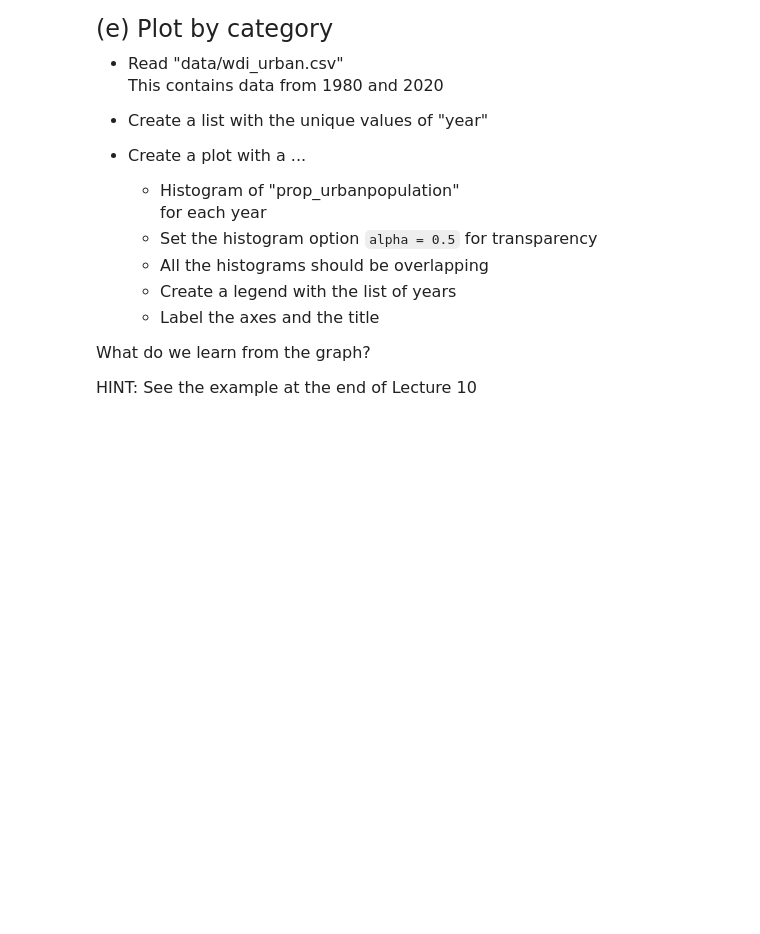
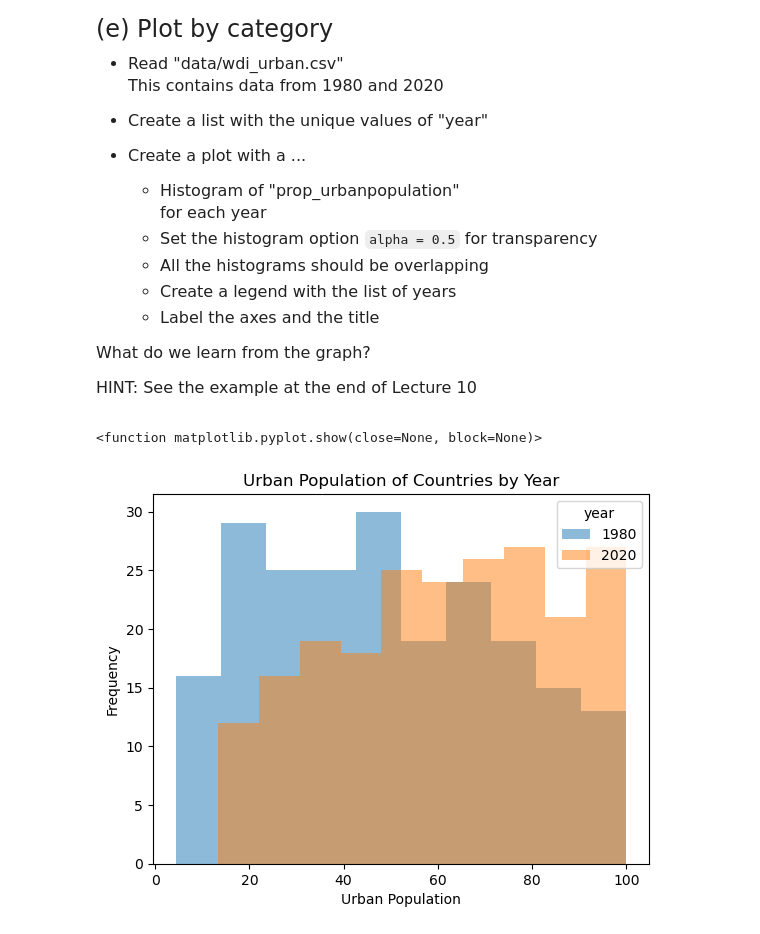
Before and after one commit to echen96/qtm151_fall_2023, a Jupyter notebook: assingments/assignment6/assignment6.ipynb, the cells around one changed output. Cells and saved outputs as stored; diff of their text form; code cells hidden in the pictures; blank space fills up the shorter version.

```diff
--- a/assingments/assignment6/assignment6.ipynb
+++ b/assingments/assignment6/assignment6.ipynb
@@ -180,0 +177,17 @@ wdi_urban_data = pd.read_csv("data/wdi_urban.csv")
+# %%
+# Write your own code here
+
+wdi_urban_data = pd.read_csv("data/wdi_urban.csv")
+unique_year = pd.unique(wdi_urban_data["year"])
+for category in unique_year:
+    df = wdi_urban_data.query("year == @category")
+    plt.hist(x = df["prop_urbanpopulation"], alpha = 0.5)
+
+plt.xlabel("Urban Population")
+plt.ylabel("Frequency")
+plt.legend(labels = unique_year, title = "year")
+plt.title("Urban Population of Countries by Year")
+plt.show
+# %% [output]
+<function matplotlib.pyplot.show(close=None, block=None)>
+[figure, added]
```
Also changed, not shown: parts of 2 cells of this notebook.
